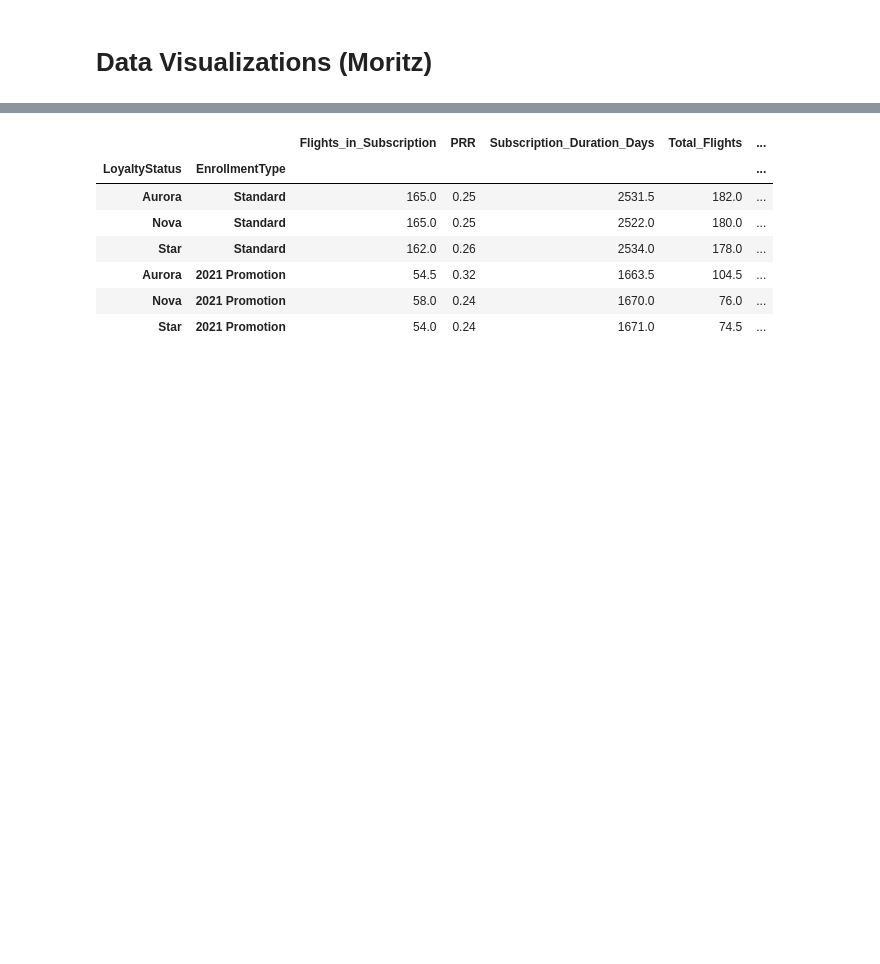
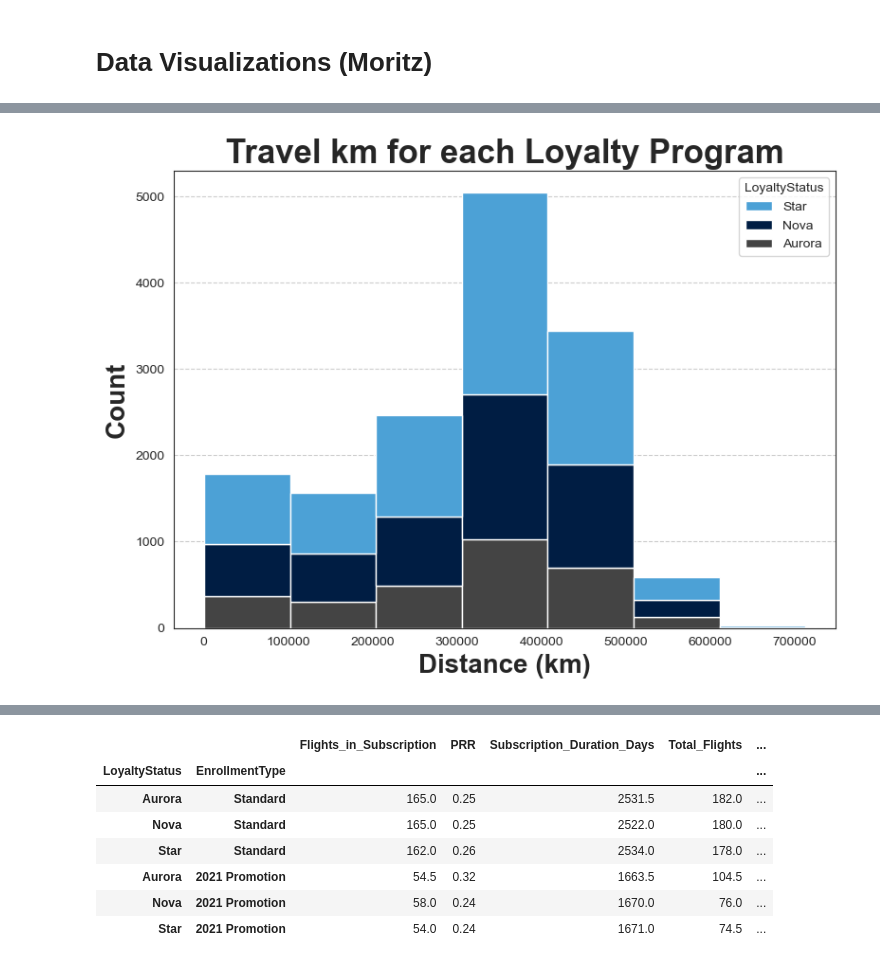
Before and after one commit to LiberoBiagi/DM_Nova_IMS_25-26, a Jupyter notebook: data_mining.ipynb, the cells around one changed output, grey strips where cells are left out. Saved outputs shown, nothing was run; the diff lists cells and outputs as text; code cells hidden in the pictures; blank space fills up the shorter version.

```diff
--- a/data_mining.ipynb
+++ b/data_mining.ipynb
@@ -996,0 +1064,15 @@ Merge df_flights and df_costumer DataFrames on 'Loyalty#'.
+# %%
+sns.set_style("white")
+plt.figure(figsize=(8,6))
+
+sns.histplot(df_customer_copy, x = "Total_Distance_KM", hue = "LoyaltyStatus", binwidth=100000, multiple="stack", alpha=1)
+
+plt.title("Travel km for each Loyalty Program", size=25, fontweight='bold')
+plt.grid(axis='y', alpha=1, linestyle='--')
+plt.xlabel('Distance (km)', fontsize=20, fontweight='bold')
+plt.ylabel('Count', fontsize=20, fontweight='bold')
+plt.tight_layout()
+plt.savefig("./Figures/travel_loayalty.svg", format="svg")
+plt.show()
+# %% [output]
+[figure, added]
```
Also changed, not shown: parts of 27 cells of this notebook, 2 other files.
